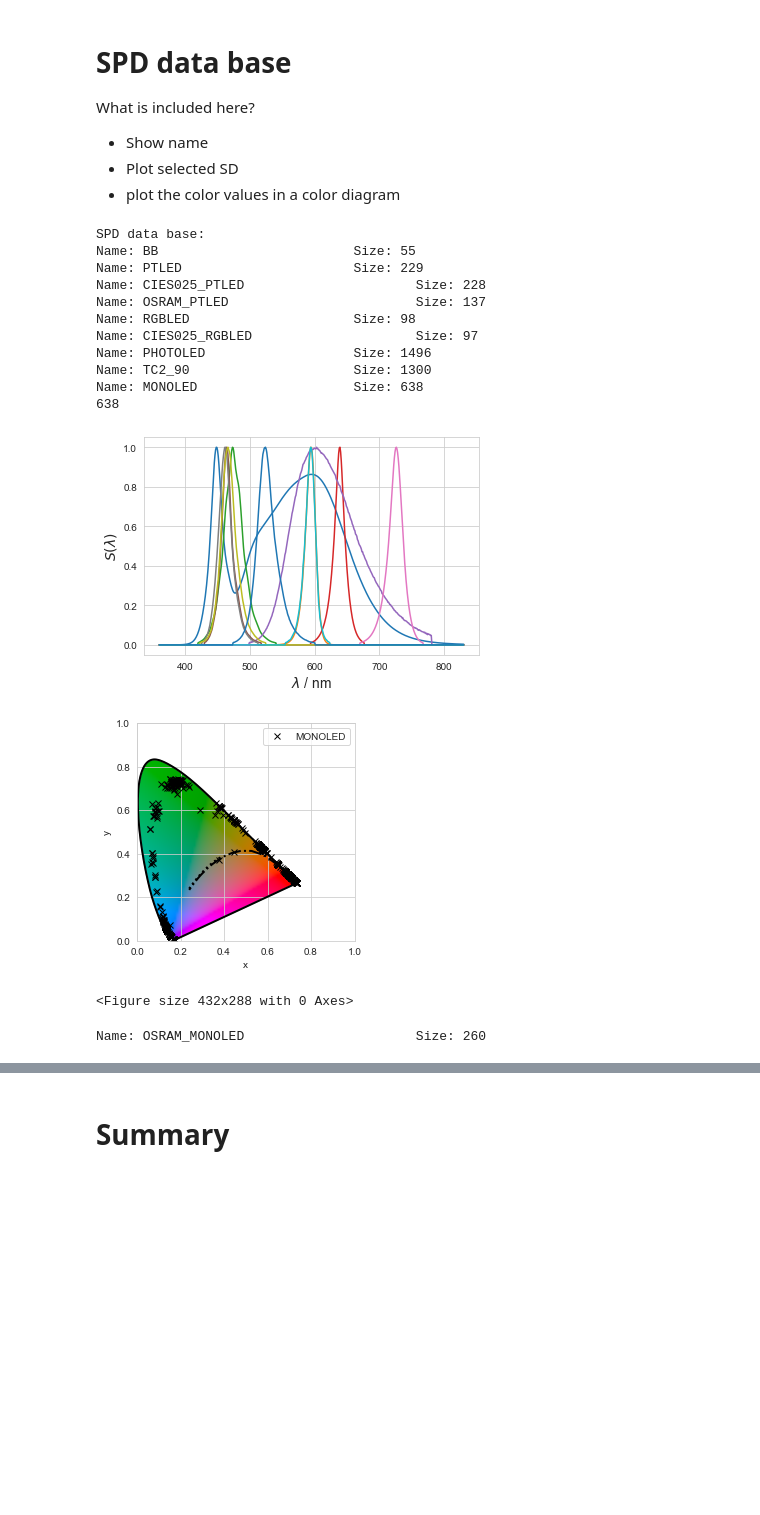
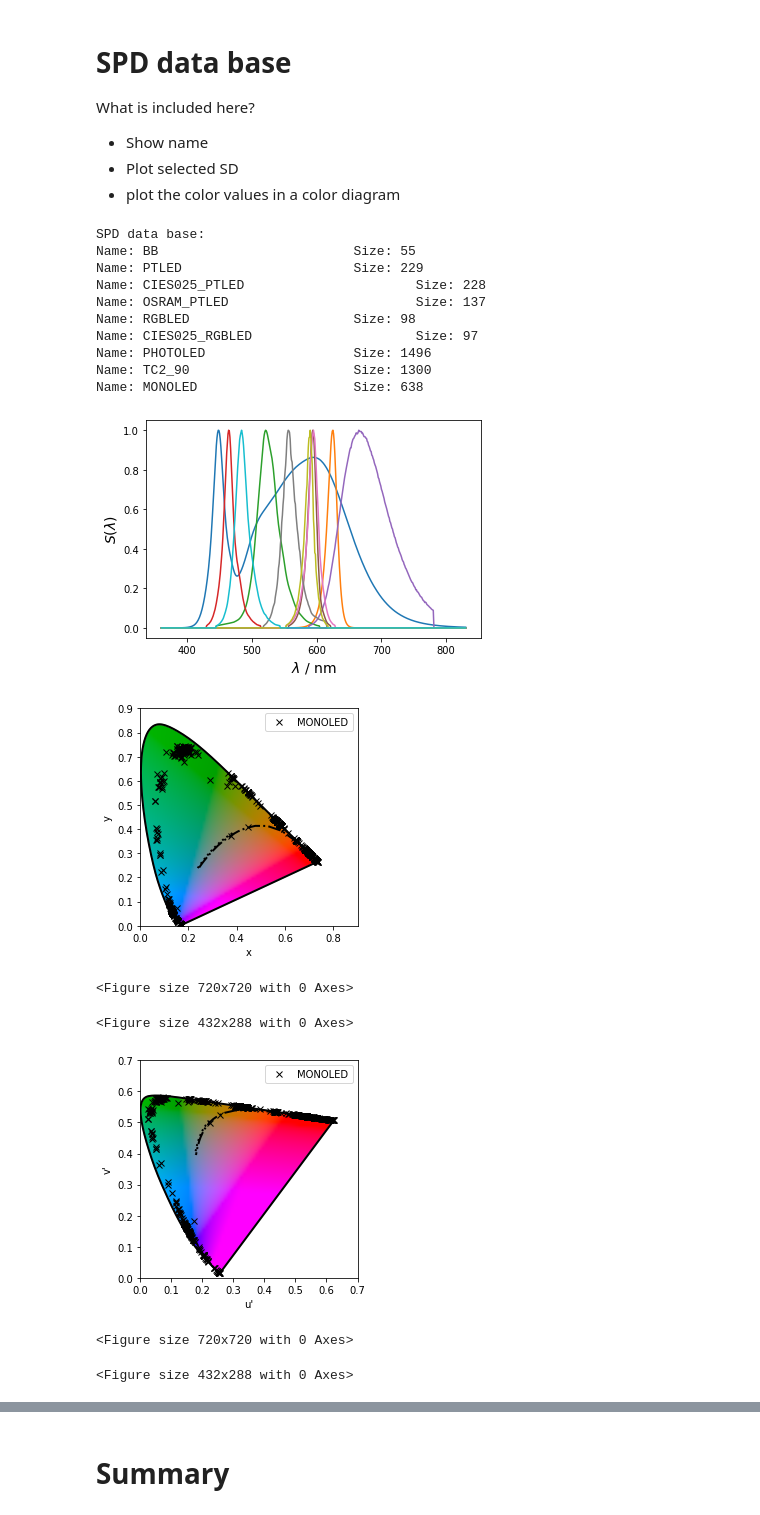
Before and after one commit to empir19nrm02/empir19nrm02, a Jupyter notebook: empir19nrm02/Jupyter/SPD_Test.ipynb, the cells around one changed output, grey strips where cells are left out. Drawn from its saved outputs; the diff is of its cells as text; code cells hidden in the pictures; blank space fills up the shorter version.

```diff
--- a/empir19nrm02/Jupyter/SPD_Test.ipynb
+++ b/empir19nrm02/Jupyter/SPD_Test.ipynb
@@ -55,32 +57,3 @@ CWD: E:\TTBV\Python\empir19nrm02\empir19nrm02\Jupyter
 To add:
 - **BLH** (from the photobiochem toolbox of luxpy to the _CMF)
 - **$s_{\mathrm{mel}}$** (from the photobiochem toolbox ipRGC to the _CMF)
-# %%
-# THX: https://stackoverflow.com/questions/7965743/how-can-i-set-the-aspect-ratio-in-matplotlib
-def aspectratio_to_one( ax):
-    ratio = 1.0
-    x_left, x_right = ax.get_xlim()
-    y_low, y_high = ax.get_ylim()
-    ax.set_aspect(abs((x_right-x_left)/(y_low-y_high))*ratio)
-
-def display_spectra( spd, _spectra, out_dir=None):
-    # plot the mean value with some statistical data
-    s_number = _spectra.shape[0]-1
-    print( s_number)
-    for i in range(2,s_number,int(s_number/10)):
-        #print(i)
-        pyplot.plot(_spectra[0], _spectra[i]/np.max(_spectra[i]))
-    pyplot.ylabel(strd['SDLambda'],fontsize=label_font_size)
-    pyplot.xlabel(strd['xlambda'],fontsize=label_font_size)
-
-    if out_dir is not None:
-        save_fig( out_dir, spd+'_SPDSamples')
-
-    axh = lx.plotSL(cspace ='Yxy',show =False,BBL =True,DL =True, diagram_colors=True)
-    aspectratio_to_one( axh)
-    Yxy=lx.xyz_to_Yxy(lx.spd_to_xyz(_spectra))
-
-    plot_color_data(Yxy[:,1], Yxy[:,2], cspace='Yxy', formatstr ='kx',label =spd, axh=axh)
-    lx.plot_chromaticity_diagram_colors(axh=axh)
-    if out_dir is not None:
-        save_fig( out_dir, spd+'_xy')
@@ -327,23 +298,32 @@ What is included here?
 # %%
 print('SPD data base:')
 for spd, enable  in _SPD.items():
     print('Name:', spd, '\t\t\t', 'Size:', _SPD[spd]['S']['data'].shape[0]-1)
     _spectra=_SPD[spd]['S']['data'].copy()
     if spd == 'MONOLED':
-        display_spectra( spd, _spectra, out_dir=out_dir)
+        display_spectra( spd, _spectra, curvenumber=10)
+        save_fig(out_dir, spd + '_spectra')
+
+        display_color_diagram(spd, _spectra,cspace='Yxy')
+        save_fig(out_dir, spd + '_xy')
+
+        display_color_diagram(spd, _spectra,cspace='Yuv76')
+        save_fig(out_dir, spd + '_uv76')
 # %% [output]
 SPD data base:
 Name: BB                         Size: 55
 Name: PTLED                      Size: 229
 Name: CIES025_PTLED                      Size: 228
 Name: OSRAM_PTLED                        Size: 137
 Name: RGBLED                     Size: 98
 Name: CIES025_RGBLED                     Size: 97
 Name: PHOTOLED                   Size: 1496
 Name: TC2_90                     Size: 1300
 Name: MONOLED                    Size: 638
-638
-[figure, old version]
+[figure, new version]
-[figure, old version]
+[figure, new version]
-<Figure size 432x288 with 0 Axes>
+<Figure size 720x720 with 0 Axes>
-Name: OSRAM_MONOLED                      Size: 260
+<Figure size 432x288 with 0 Axes>
+[figure, added]
+<Figure size 720x720 with 0 Axes>
+<Figure size 432x288 with 0 Axes>
```
Also changed, not shown: parts of 14 cells of this notebook, 3 other files.
